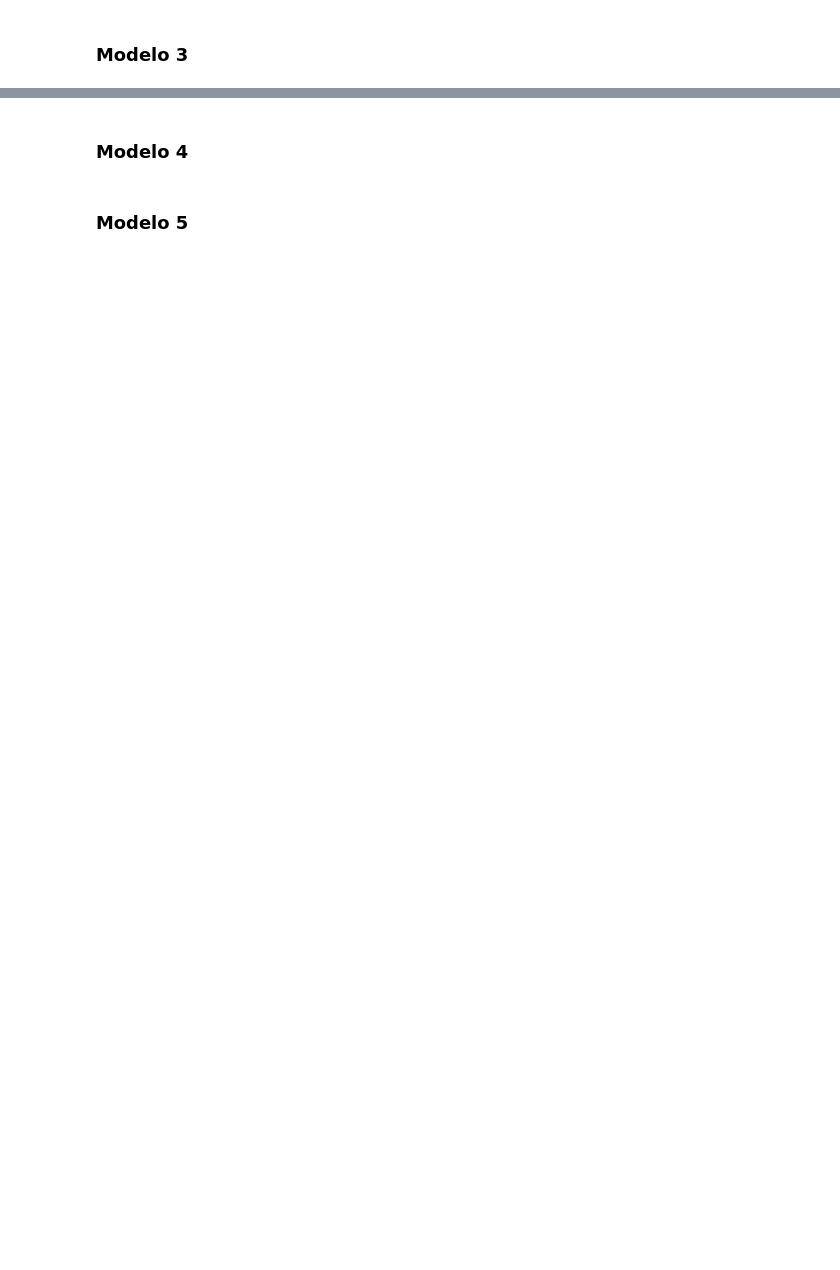
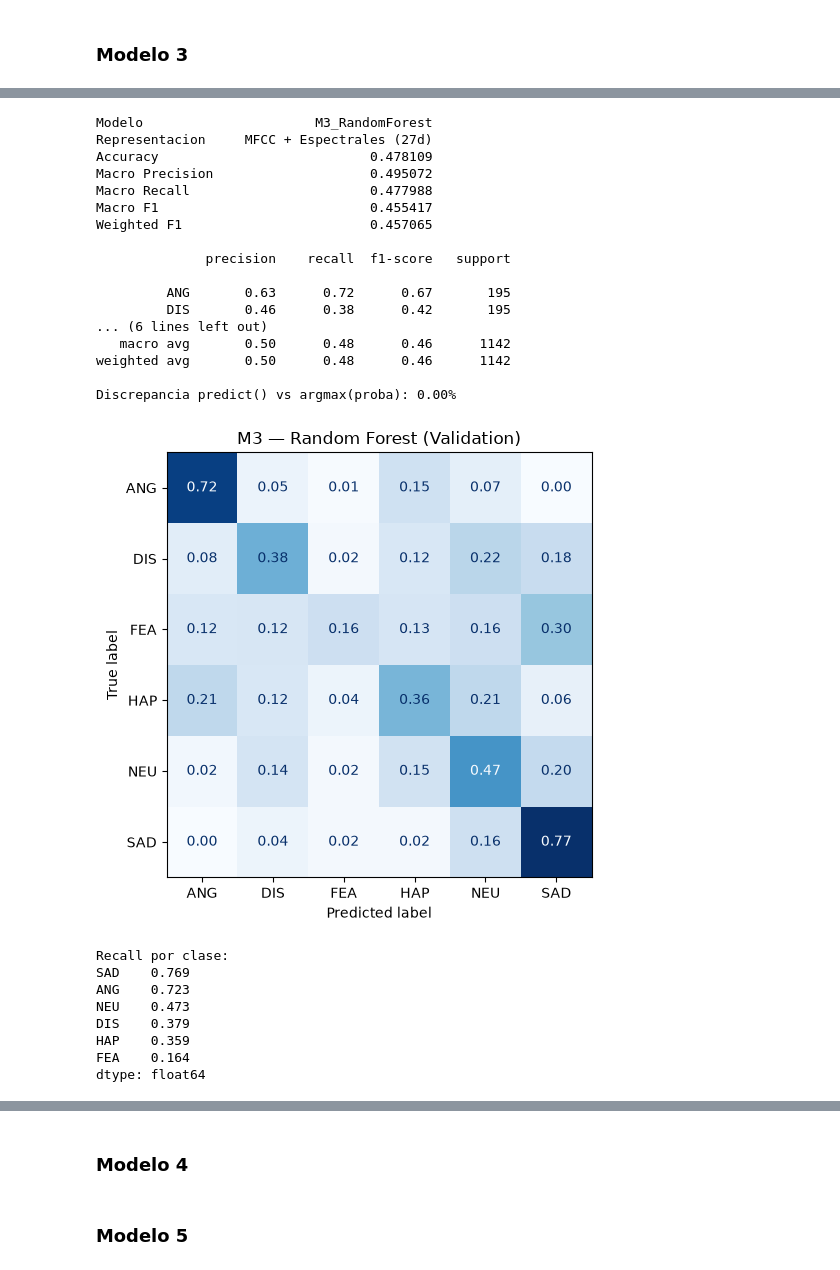
Before and after one commit to Aleortz/CREMA--D-Assembly-, a Jupyter notebook: Notebook/clasification-of-emotions.ipynb, the cells around one changed output, grey strips where cells are left out. Saved outputs shown, nothing was run; the diff lists cells and outputs as text; code cells hidden in the pictures; blank space fills up the shorter version.

```diff
--- a/Notebook/clasification-of-emotions.ipynb
+++ b/Notebook/clasification-of-emotions.ipynb
@@ -830,0 +881,58 @@ Guardado: ../Archivos-csv\validation_probabilities.csv  ->  (1142, 14)
+# %%
+# ---- Entrenamiento final y extracción de probabilidades (Modelo 3) ----
+m3 = Pipeline([
+    ('scaler', StandardScaler()),
+    ('clf', RandomForestClassifier(
+        n_estimators=n_est_best_m3,
+        max_depth=depth_best_m3,
+        random_state=SEED,
+        n_jobs=-1
+    ))
+])
+m3.fit(Xtr_m3, y_train)
+
+P_val_m3  = probs_ordenadas(m3, Xva_m3)
+P_test_m3 = probs_ordenadas(m3, Xte_m3)
+pred_val_m3 = pred_desde_probs(P_val_m3)
+
+res_m3 = evaluar(y_val, pred_val_m3, 'M3_RandomForest', 'MFCC + Espectrales (27d)')
+print(pd.Series(res_m3).to_string())
+print()
+print(classification_report(y_val, pred_val_m3, labels=CLASSES, zero_division=0))
+
+# Comprobaciones de integridad
+assert P_val_m3.shape == (len(y_val), 6)
+assert np.allclose(P_val_m3.sum(axis=1), 1.0)
+print(f"Discrepancia predict() vs argmax(proba): "
+      f"{100*(m3.predict(Xva_m3) != pred_val_m3).mean():.2f}%")
+
+cm_m3 = matriz_confusion(y_val, pred_val_m3, 'M3 — Random Forest (Validation)')
+print('Recall por clase:')
+print(pd.Series(np.diag(cm_m3)/cm_m3.sum(axis=1), index=CLASSES).round(3).sort_values(ascending=False))
+# %% [output]
+Modelo                      M3_RandomForest
+Representacion     MFCC + Espectrales (27d)
+Accuracy                           0.478109
+Macro Precision                    0.495072
+Macro Recall                       0.477988
+Macro F1                           0.455417
+Weighted F1                        0.457065
+
+              precision    recall  f1-score   support
+
+         ANG       0.63      0.72      0.67       195
+         DIS       0.46      0.38      0.42       195
+... (6 lines left out)
+   macro avg       0.50      0.48      0.46      1142
+weighted avg       0.50      0.48      0.46      1142
+
+Discrepancia predict() vs argmax(proba): 0.00%
+[figure, added]
+Recall por clase:
+SAD    0.769
+ANG    0.723
+NEU    0.473
+DIS    0.379
+HAP    0.359
+FEA    0.164
+dtype: float64
```
Also changed, not shown: parts of 10 cells of this notebook, 2 other files.
